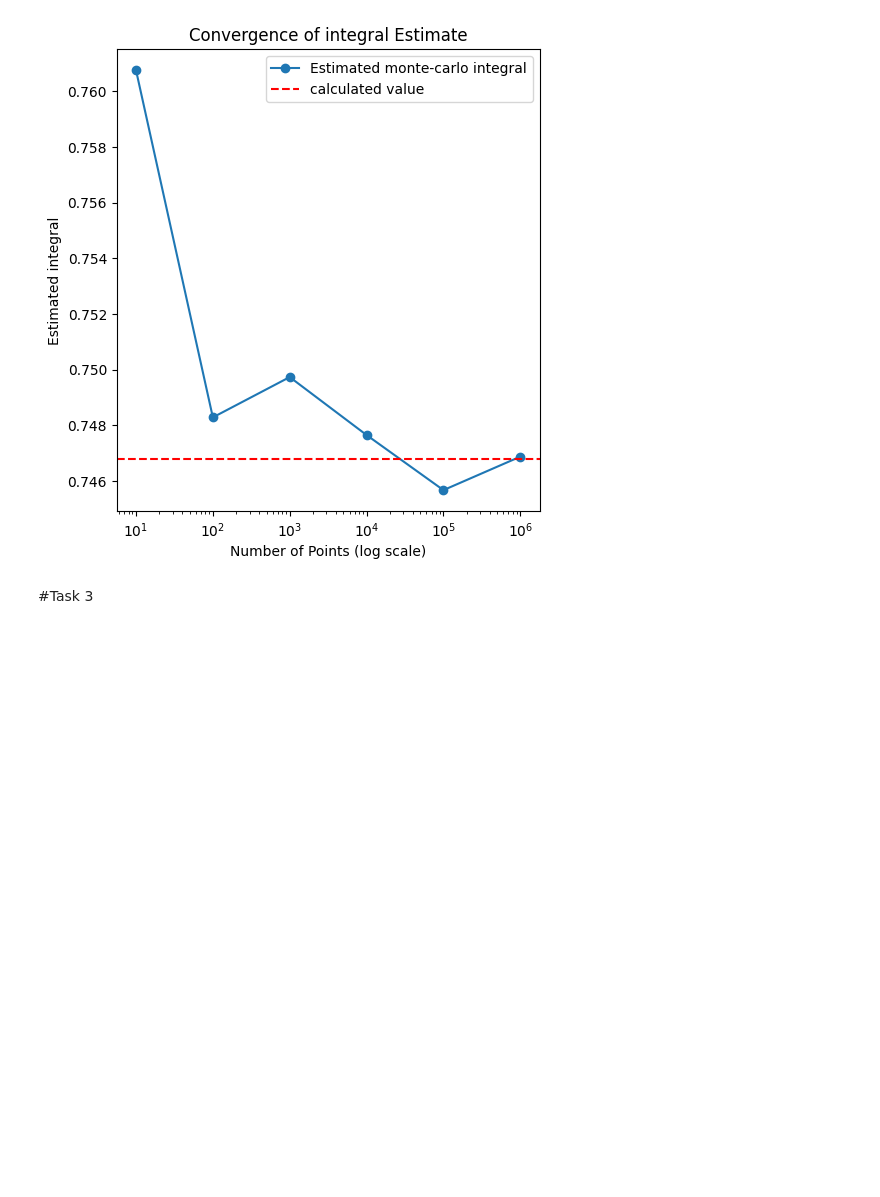
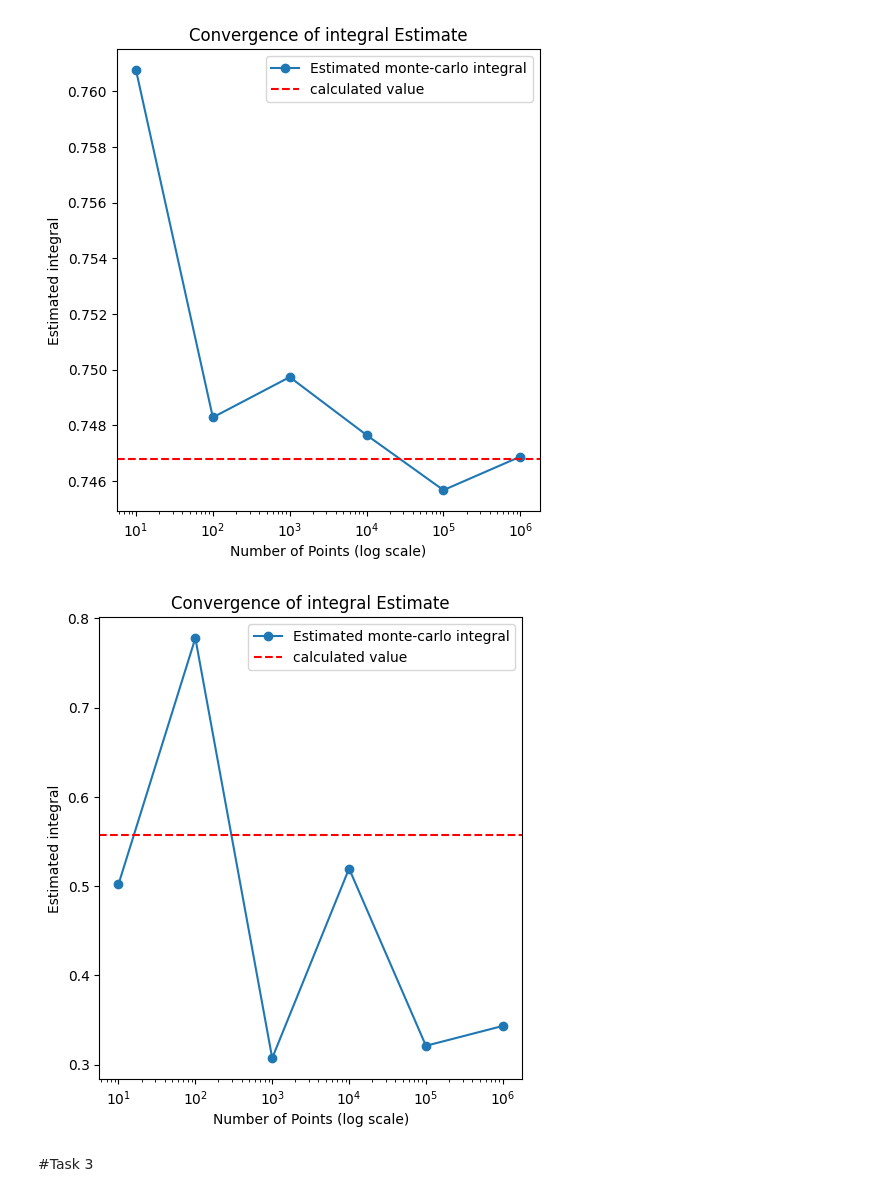
Before and after one commit to Nahom32/Randomness-Simulation, a Jupyter notebook: monte_carlo.ipynb, the cells around one changed output. Saved outputs shown, nothing was run; the diff lists cells and outputs as text; code cells hidden in the pictures; blank space fills up the shorter version.

Commit message:
feat: added sampling v error curve

```diff
--- a/monte_carlo.ipynb
+++ b/monte_carlo.ipynb
@@ -155,6 +155,31 @@ def plot_integral_convergence(arr_of_points):
 plot_integral_convergence([10, 100, 1000, 10000, 100000, 1000000])
 # %% [output]
 [figure]
+# %%
+def plot_integral_convergence_2d(arr_of_points):
+  """
+  This function plots the convergence of integral of exp(-(x^2 + y^2)) estimate
+  with a calculated value without the monte carlo method.
+  parameters:
+  arr_of_points: array of points
+  """
+  bounds = [(0, 1), (0, 1)]
+  values_with_sd = list(map(lambda freq: monte_carlo_integration(y,bounds,freq), arr_of_points))
+  values = list(map(lambda x: x[0], values_with_sd))
+  plt.figure(figsize=(12, 6))
+  plt.subplot(1, 2, 1)
+  plt.plot(arr_of_points, values, marker='o', label='Estimated monte-carlo integral')
+  plt.axhline(y=0.5577462851, color='r', linestyle='--', label='calculated value')
+  plt.xscale('log')
+  plt.xlabel('Number of Points (log scale)')
+  plt.ylabel('Estimated integral')
+  plt.title('Convergence of integral Estimate')
+  plt.legend()
+  plt.show()
+# %%
+plot_integral_convergence_2d([10, 100, 1000, 10000, 100000, 1000000])
+# %% [output]
+[figure, added]
 # %% [markdown]
 #Task 3
 # %%
```
Also changed, not shown: parts of 1 cell of this notebook.
